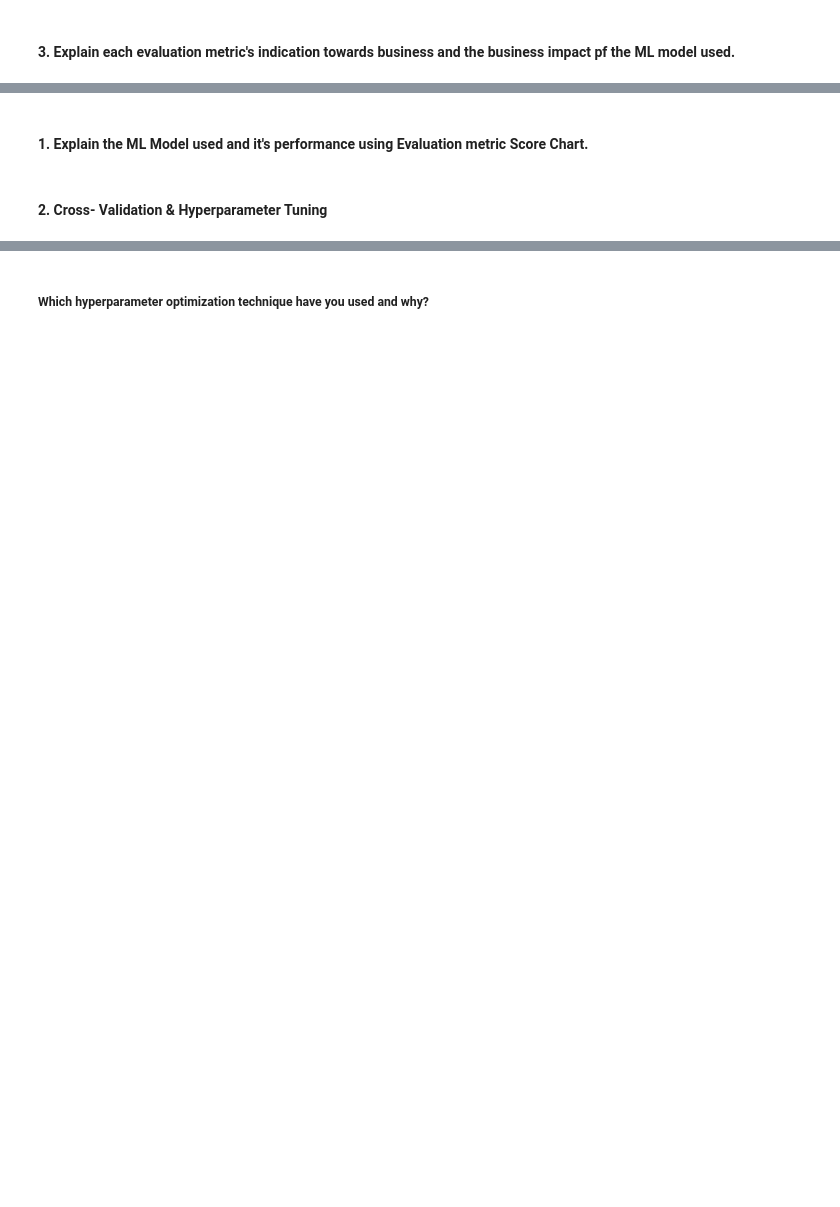
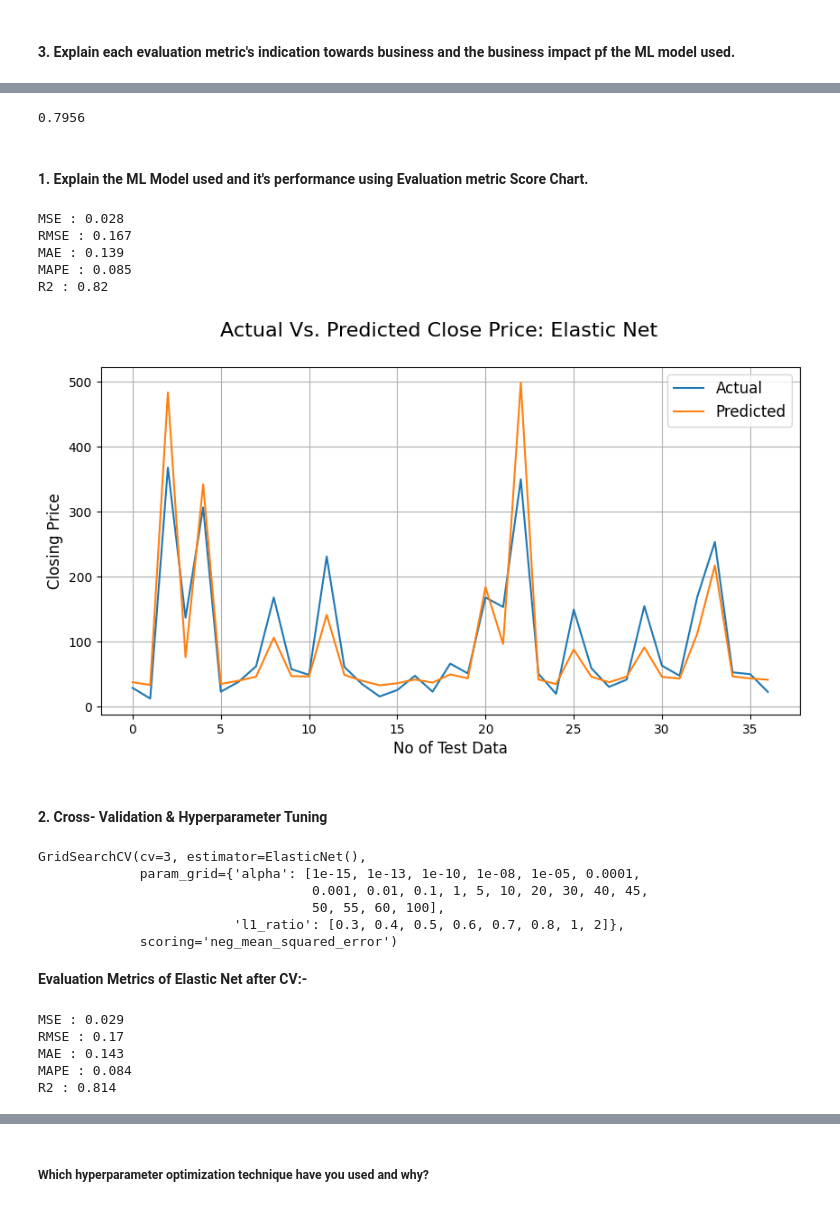
Before and after one commit to khalilkhan1111/Yes-Bank-Stock-Closing_Price_Prediction, a Jupyter notebook: Yes_Bank_Stock_Closing_Price_Prediction.ipynb, the cells around one changed output, grey strips where cells are left out. Cells and saved outputs as stored; diff of their text form; code cells hidden in the pictures; blank space fills up the shorter version.

```diff
--- a/Yes_Bank_Stock_Closing_Price_Prediction.ipynb
+++ b/Yes_Bank_Stock_Closing_Price_Prediction.ipynb
@@ -1126,2 +1214,16 @@ Answer Here.
+# %%
+#fitting data into Elastic Net
+from sklearn.linear_model import ElasticNet
+
+elastic = ElasticNet(alpha=0.1,l1_ratio=0.5)
+elastic_model = elastic.fit(X_train,y_train)
+# %%
+#accuracy of lasso regression model
+round(elastic.score(X_train,y_train),4)
+# %% [output]
+0.7956
+# %%
+#prediction of test data.
+y_pred_elastic = elastic.predict(X_test)
 # %% [markdown]
 #### 1. Explain the ML Model used and it's performance using Evaluation metric Score Chart.
@@ -1130,2 +1230,28 @@ Answer Here.
+# %%
+# Visualizing evaluation Metric Score chart
+# Test Performance of Elastic Net model
+print("MSE :",round(mean_squared_error(y_test, y_pred_elastic), 3))
+print("RMSE :",round(math.sqrt(mean_squared_error(y_test, y_pred_elastic)),3))
+print("MAE :",round(mean_absolute_error(y_test, y_pred_elastic),3))
+print("MAPE :",round(mean_absolute_percentage_error(y_test, y_pred_elastic),3))
+print("R2 :",round(r2_score(y_test, y_pred_elastic), 3))
+# %% [output]
+MSE : 0.028
+RMSE : 0.167
+MAE : 0.139
+MAPE : 0.085
+R2 : 0.82
+# %%
+# Actual Price vs. Predicted Price for Elastic Net Plotting
+plt.figure(figsize=(10,5))
+plt.plot(10**(np.array(y_test)))
+plt.plot(10**(y_pred_elastic))
+plt.suptitle('Actual Vs. Predicted Close Price: Elastic Net', fontsize=16)
+plt.legend(['Actual','Predicted'], fontsize=12)
+plt.xlabel('No of Test Data', fontsize=12)
+plt.ylabel('Closing Price', fontsize=12)
+plt.grid()
+# %% [output]
+[figure, added]
 # %% [markdown]
 #### 2. Cross- Validation & Hyperparameter Tuning
@@ -1137,0 +1264,9 @@ Answer Here.
+# %%
+elastic_model_cv.fit(X_train,y_train)
+# %% [output]
+GridSearchCV(cv=3, estimator=ElasticNet(),
+             param_grid={'alpha': [1e-15, 1e-13, 1e-10, 1e-08, 1e-05, 0.0001,
+                                   0.001, 0.01, 0.1, 1, 5, 10, 20, 30, 40, 45,
+                                   50, 55, 60, 100],
+                         'l1_ratio': [0.3, 0.4, 0.5, 0.6, 0.7, 0.8, 1, 2]},
+             scoring='neg_mean_squared_error')
@@ -1137,0 +1276,15 @@ Answer Here.
+# %% [markdown]
+**Evaluation Metrics of Elastic Net after CV:-**
+# %%
+# Test Performance of Elastic Net model after validation
+print("MSE :",round(mean_squared_error(y_test, y_pred_elastic_cv), 3))
+print("RMSE :",round(math.sqrt(mean_squared_error(y_test, y_pred_elastic_cv)),3))
+print("MAE :",round(mean_absolute_error(y_test, y_pred_elastic_cv),3))
+print("MAPE :",round(mean_absolute_percentage_error(y_test, y_pred_elastic_cv),3))
+print("R2 :",round(r2_score(y_test, y_pred_elastic_cv), 3))
+# %% [output]
+MSE : 0.029
+RMSE : 0.17
+MAE : 0.143
+MAPE : 0.084
+R2 : 0.814
```
Also changed, not shown: parts of 50 cells of this notebook.
